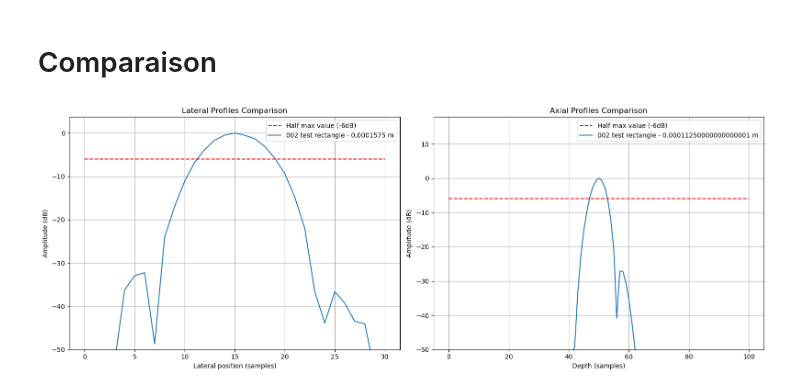
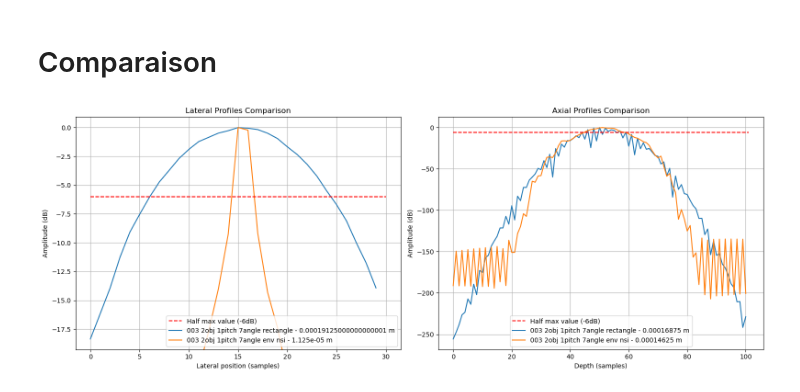
Before and after one commit to MatthieuVAUTRIN/superresolution, a Jupyter notebook: 003_visualization_params.ipynb, the cells around one changed output. Saved outputs shown, nothing was run; the diff lists cells and outputs as text; code cells hidden in the pictures.

Commit message:
fixed post proc and visu for none ROI area

```diff
--- a/003_visualization_params.ipynb
+++ b/003_visualization_params.ipynb
@@ -2,7 +2,8 @@
 # Settings
 # %%
 file_paths = [
-    "./data_nsi/csv/beamformed/002_test_rectangle.npy"
+    "./data_nsi/csv/beamformed/003_2obj_1pitch_7angle_rectangle.npy",
+    "./data_nsi/csv/beamformed/003_2obj_1pitch_7angle_env_nsi.npy"
 ]
 
 parameters_file_path = "./parameters/002_simulation.json"
@@ -22,19 +23,27 @@ def load_parameters(json_file_path):
         params = json.load(f)
     return params
 # %%
-def add_extra_params(params):
+def add_extra_params(params, C):
 
     params["rf"]["upsampled_samples"] = params["rf"]["samples"] + (params["rf"]["interpolation_factor"] - 1) * (params["rf"]["samples"] - 1)
     params["rf"]["upsampled_sampling_rate"] = params["rf"]["sampling_rate"] * params["rf"]["interpolation_factor"]
 
+    samples = params["rf"]["samples"] if not visualizing_upsampled_data else params["rf"]["upsampled_samples"]
+    sampling_rate = params["rf"]["sampling_rate"] if not visualizing_upsampled_data else params["rf"]["upsampled_sampling_rate"]
+
+    max_acquisition_depth = C * (1 / sampling_rate * samples) / 2
+    params["image"]["samples_depth"] = int(max_acquisition_depth / params["image"]["dz"])
+    params["image"]["samples_lateral"] = int(params["array"]["length"] * params["array"]["pitch"] / params["image"]["dx"])
+
     return params
 # %%
+C = 1500 #speed of sound
+
 params = load_parameters(parameters_file_path)
-params = add_extra_params(params)
+params = add_extra_params(params, C)
 
 pos = np.linspace(start=0, stop=params["array"]["length"], num=params["array"]["length"], dtype=int) #array position sampling
 time = np.linspace(start=0, stop=1 / params["rf"]["sampling_rate"] * params["rf"]["samples"], num=params["rf"]["samples"]) #time sampling
-C = 1500 #speed of sound
 # %% [markdown]
 # Import bf image data
 # %%
@@ -200,7 +212,7 @@ for idx, submatrix in enumerate(submatrices_standalone):
 # %% [markdown]
 # Comparaison
 # %%
-def compare_resolutions(bf_matrices, step_size, lateral_step, labels, depth_margin=50, lateral_margin=15, ymin=None, ymax=None, xmin=None, xmax=None):
+def compare_resolutions(bf_matrices, step_size, lateral_step, labels, depth_margin=50, lateral_margin=50, ymin=None, ymax=None, xmin=None, xmax=None):
     submatrix = extract_highest_value_region_for_all(np.abs(bf_matrices), depth_margin= depth_margin, lateral_margin= lateral_margin)
 
     #viz
@@ -251,6 +263,6 @@ def compare_resolutions(bf_matrices, step_size, lateral_step, labels, depth_marg
     plt.tight_layout()
     plt.show()
 # %%
-compare_resolutions(bf_matrices, params["image"]["dz"], params["image"]["dx"], labels, ymin=-50)
+compare_resolutions(bf_matrices, params["image"]["dz"], params["image"]["dx"], labels)
 # %% [output]
-[figure, old version]
+[figure, new version]
```
Also changed, not shown: parts of 3 cells of this notebook, 2 other files.
